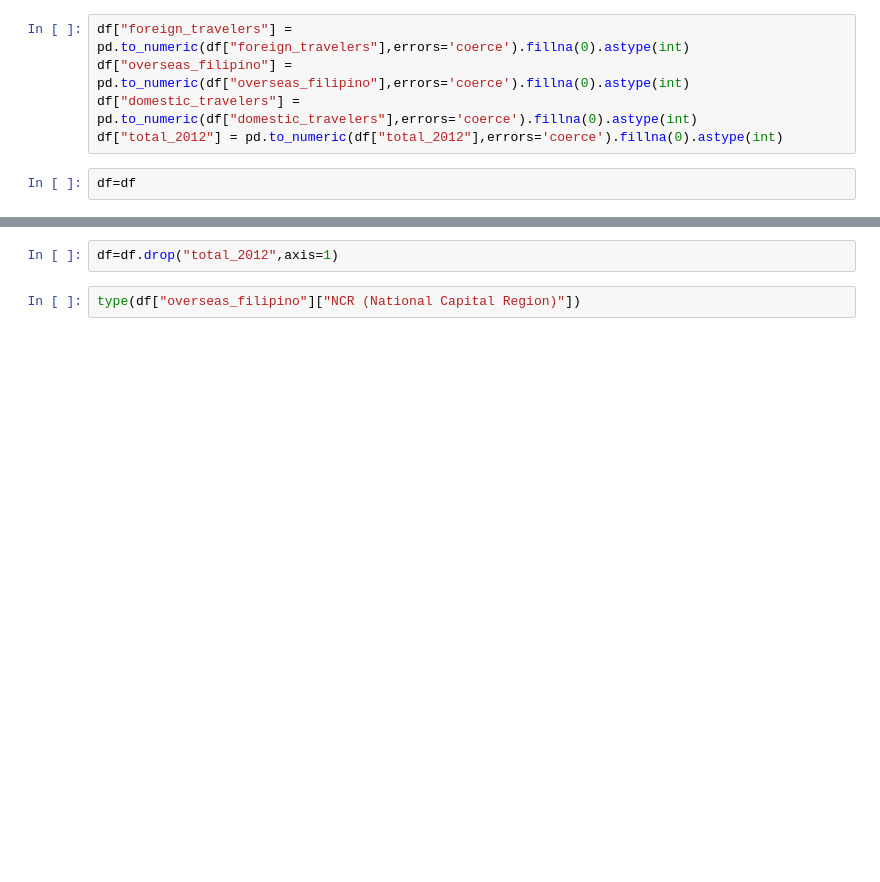
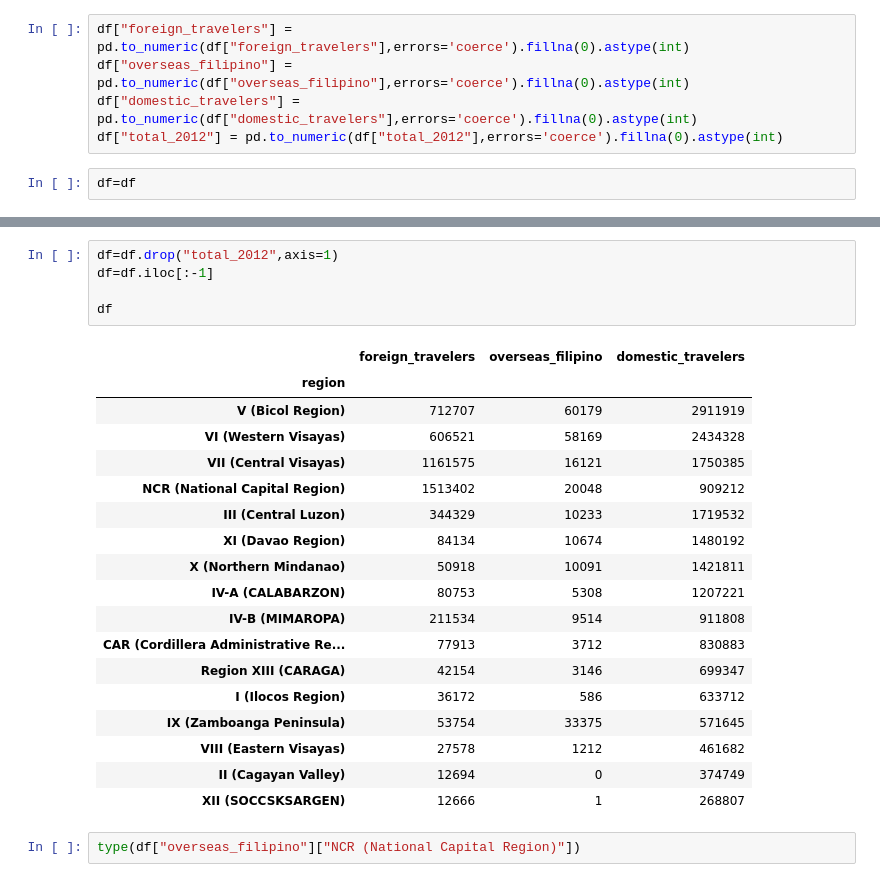
Before and after one commit to c-nino-a/ITD112-FinalReq, a Jupyter notebook: List of Regular Travelers in the Philippines.ipynb, the cells around one changed output, grey strips where cells are left out. Saved outputs shown, nothing was run; the diff lists cells and outputs as text; blank space fills up the shorter version.

```diff
--- a/List of Regular Travelers in the Philippines.ipynb
+++ b/List of Regular Travelers in the Philippines.ipynb
@@ -64,5 +63,27 @@ df
 # %%
 df=df.drop("total_2012",axis=1)
+df=df.iloc[:-1]
+
+df
+# %% [output]
+|  | foreign_travelers | overseas_filipino | domestic_travelers |
+| region |  |  |  |
+| V (Bicol Region) | 712707 | 60179 | 2911919 |
+| VI (Western Visayas) | 606521 | 58169 | 2434328 |
+| VII (Central Visayas) | 1161575 | 16121 | 1750385 |
+| NCR (National Capital Region) | 1513402 | 20048 | 909212 |
+| III (Central Luzon) | 344329 | 10233 | 1719532 |
+| XI (Davao Region) | 84134 | 10674 | 1480192 |
+| X (Northern Mindanao) | 50918 | 10091 | 1421811 |
+| IV-A (CALABARZON) | 80753 | 5308 | 1207221 |
+| IV-B (MIMAROPA) | 211534 | 9514 | 911808 |
+| CAR (Cordillera Administrative Re... | 77913 | 3712 | 830883 |
+| Region XIII (CARAGA) | 42154 | 3146 | 699347 |
+| I (Ilocos Region) | 36172 | 586 | 633712 |
+| IX (Zamboanga Peninsula) | 53754 | 33375 | 571645 |
+| VIII (Eastern Visayas) | 27578 | 1212 | 461682 |
+| II (Cagayan Valley) | 12694 | 0 | 374749 |
+| XII (SOCCSKSARGEN) | 12666 | 1 | 268807 |
 # %%
 type(df["overseas_filipino"]["NCR (National Capital Region)"])
 # %% [output]
```
Also changed, not shown: parts of 4 cells of this notebook, 1 other file.
